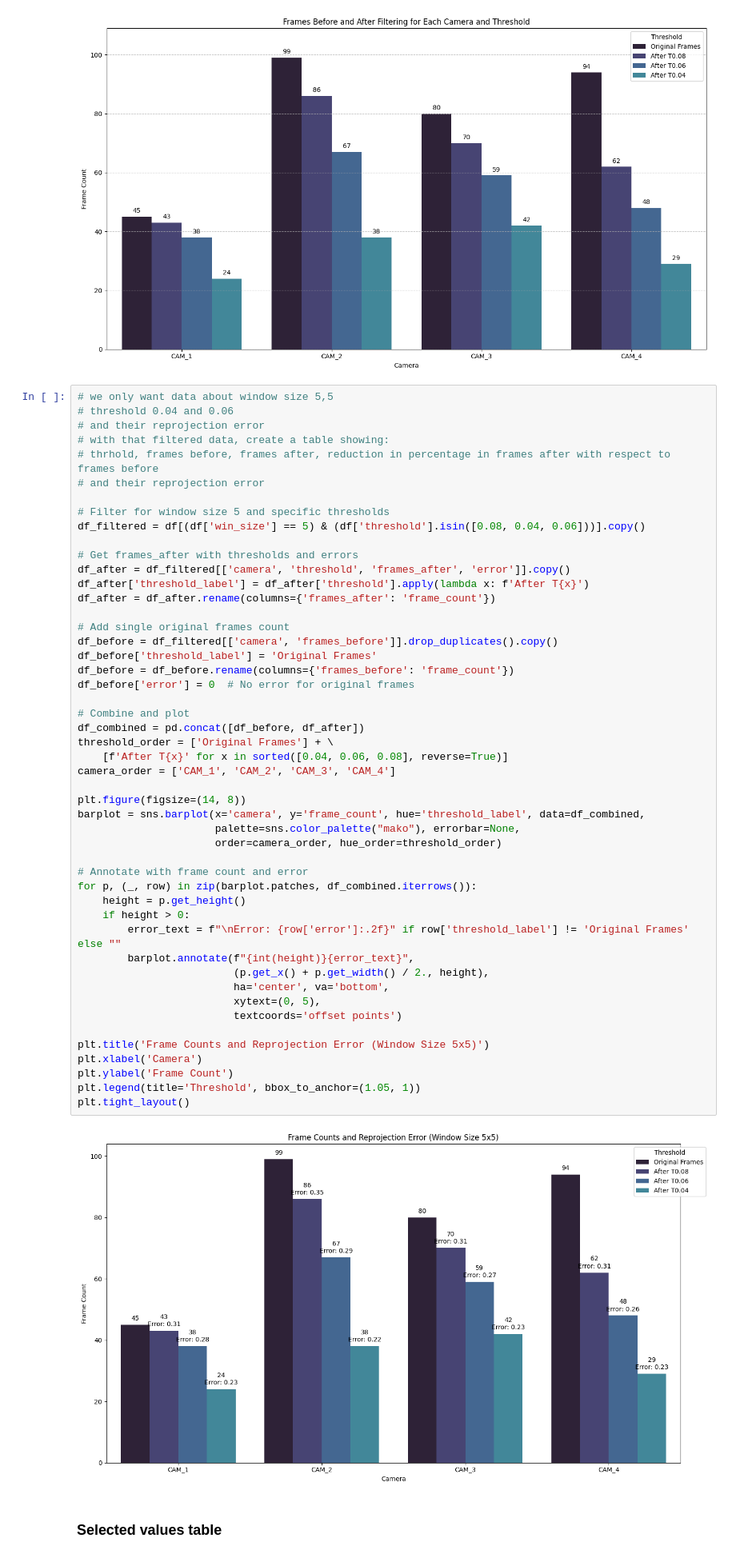
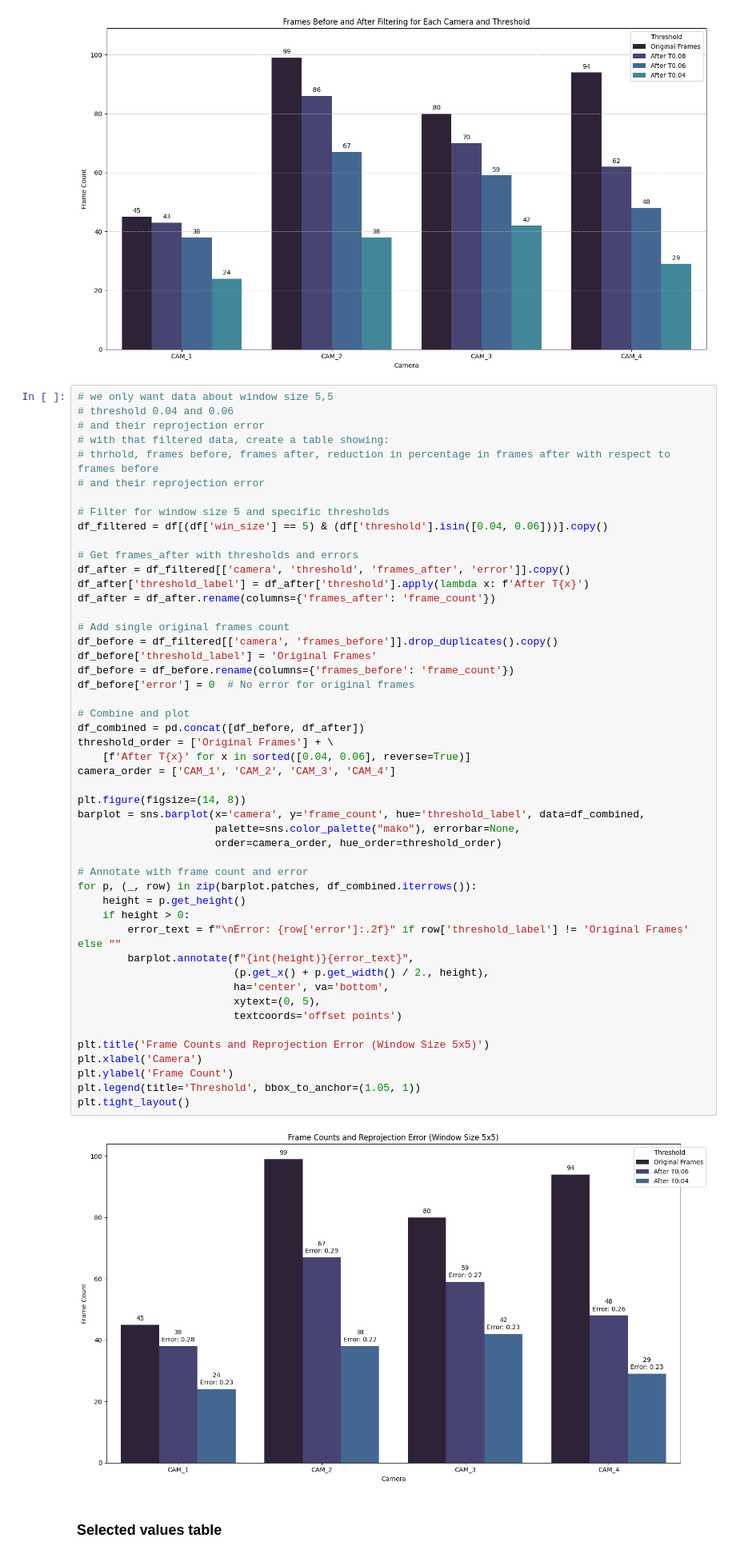
Before and after one commit to damianstone/cv-calibration-triangulation, a Jupyter notebook: report/intrinsic_results..ipynb, the cells around one changed output. Shown at 80% size. Drawn from its saved outputs; the diff is of its cells as text.

```diff
--- a/report/calibration_results..ipynb
+++ b/report/intrinsic_results..ipynb
@@ -236,7 +236,7 @@ plt.show()
 # and their reprojection error
 
 # Filter for window size 5 and specific thresholds
-df_filtered = df[(df['win_size'] == 5) & (df['threshold'].isin([0.08, 0.04, 0.06]))].copy()
+df_filtered = df[(df['win_size'] == 5) & (df['threshold'].isin([0.04, 0.06]))].copy()
 
 # Get frames_after with thresholds and errors
 df_after = df_filtered[['camera', 'threshold', 'frames_after', 'error']].copy()
@@ -249,35 +249,35 @@ df_before['threshold_label'] = 'Original Frames'
 df_before = df_before.rename(columns={'frames_before': 'frame_count'})
 df_before['error'] = 0  # No error for original frames
 
 # Combine and plot
 df_combined = pd.concat([df_before, df_after])
 threshold_order = ['Original Frames'] + \
-    [f'After T{x}' for x in sorted([0.04, 0.06, 0.08], reverse=True)]
+    [f'After T{x}' for x in sorted([0.04, 0.06], reverse=True)]
 camera_order = ['CAM_1', 'CAM_2', 'CAM_3', 'CAM_4']
 
 plt.figure(figsize=(14, 8))
 barplot = sns.barplot(x='camera', y='frame_count', hue='threshold_label', data=df_combined,
                       palette=sns.color_palette("mako"), errorbar=None,
                       order=camera_order, hue_order=threshold_order)
 
 # Annotate with frame count and error
 for p, (_, row) in zip(barplot.patches, df_combined.iterrows()):
     height = p.get_height()
     if height > 0:
         error_text = f"\nError: {row['error']:.2f}" if row['threshold_label'] != 'Original Frames' else ""
         barplot.annotate(f"{int(height)}{error_text}",
                          (p.get_x() + p.get_width() / 2., height),
                          ha='center', va='bottom',
                          xytext=(0, 5),
                          textcoords='offset points')
 
 plt.title('Frame Counts and Reprojection Error (Window Size 5x5)')
 plt.xlabel('Camera')
 plt.ylabel('Frame Count')
 plt.legend(title='Threshold', bbox_to_anchor=(1.05, 1))
 plt.tight_layout()
 # %% [output]
-[figure, old version]
+[figure, new version]
 # %% [markdown]
 ### Selected values table
 # %%
```
Also changed, not shown: 3 other files.
